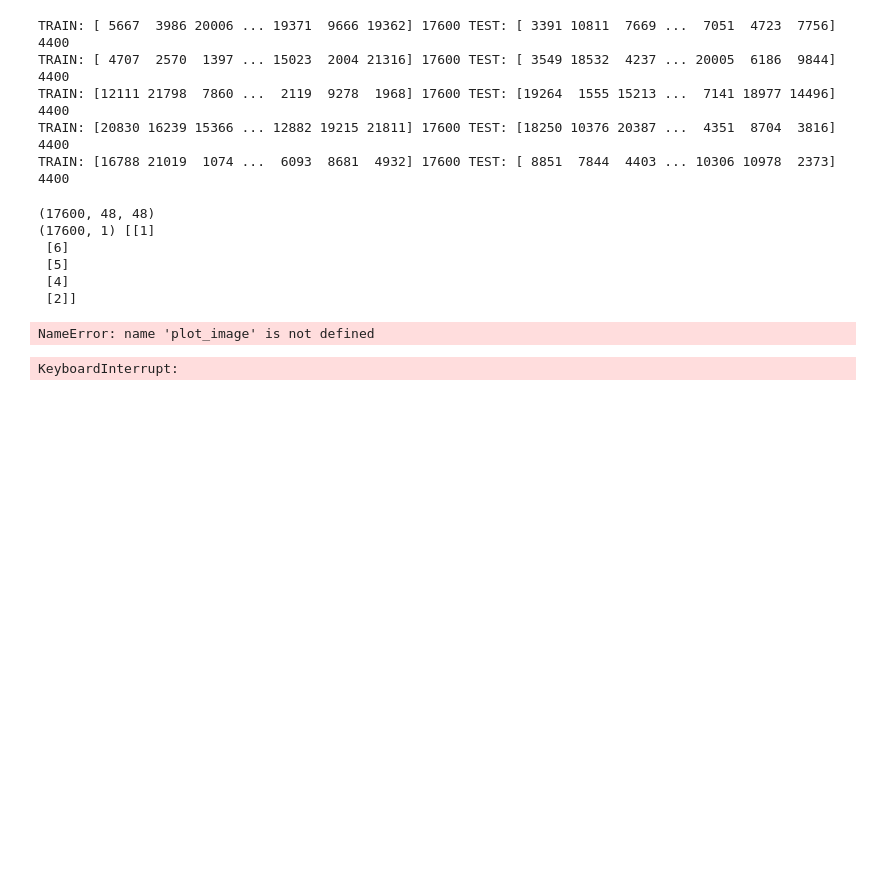
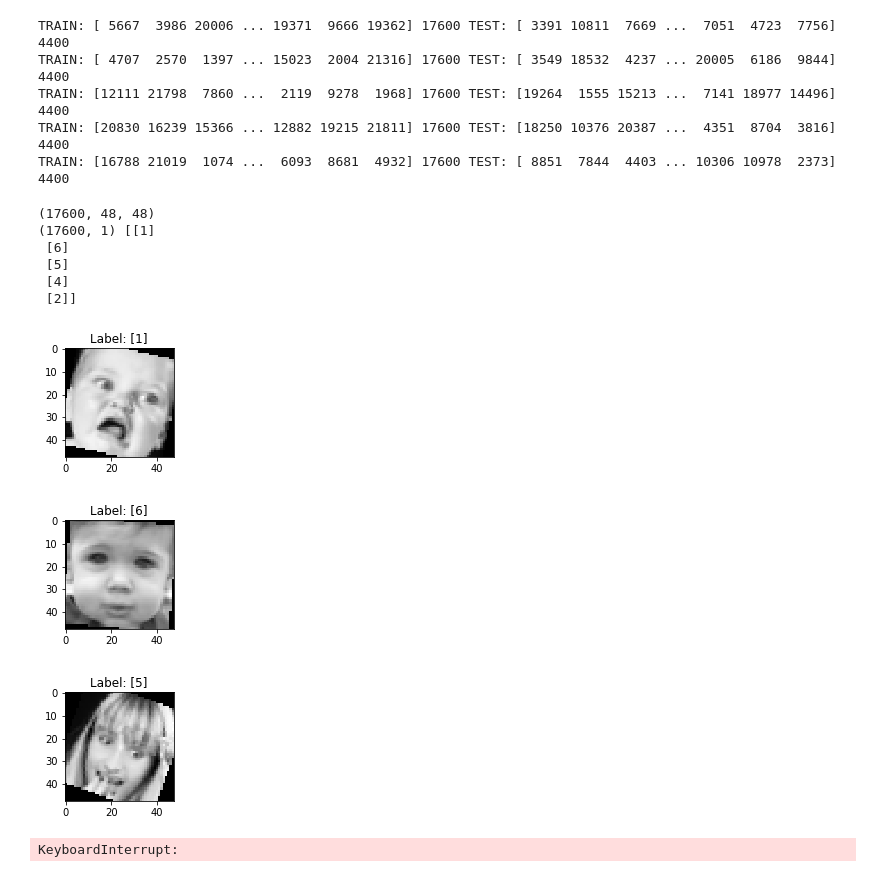
Before and after one commit to frankShih/face_classification_keras, a Jupyter notebook: expression_classification.ipynb, the cells around one changed output. Saved outputs shown, nothing was run; the diff lists cells and outputs as text; code cells hidden in the pictures; blank space fills up the shorter version.

```diff
--- a/expression_classification.ipynb
+++ b/expression_classification.ipynb
@@ -188,12 +188,16 @@ np.save("trainX_split_rotate1", trainX_aug)
 # %%
 
 # trainY_oneHot_aug = np_utils.to_categorical(trainY_aug)
 # print(trainY_oneHot_aug.shape)
-temp=np.load("trainX_split_rotate1.npy")
-for i in range(5):
-    plot_image(temp[i].reshape(48, 48), trainY_aug[i])
+trainX_aug=np.load("trainX_split_rotate1.npy")
+for i in range(3):
+    plot_image(trainX_aug[i].reshape(48, 48), trainY[i])
+
+trainX_aug = trainX_aug.reshape(trainX_aug.shape[0], 48, 48, 1).astype('float32')
 # %% [output]
-NameError: name 'plot_image' is not defined
+[figure, added]
+[figure, added]
+[figure, added]
 # %%
 # ------------------------ plotting function --------------------------
 
```
Also changed, not shown: parts of 3 cells of this notebook.
